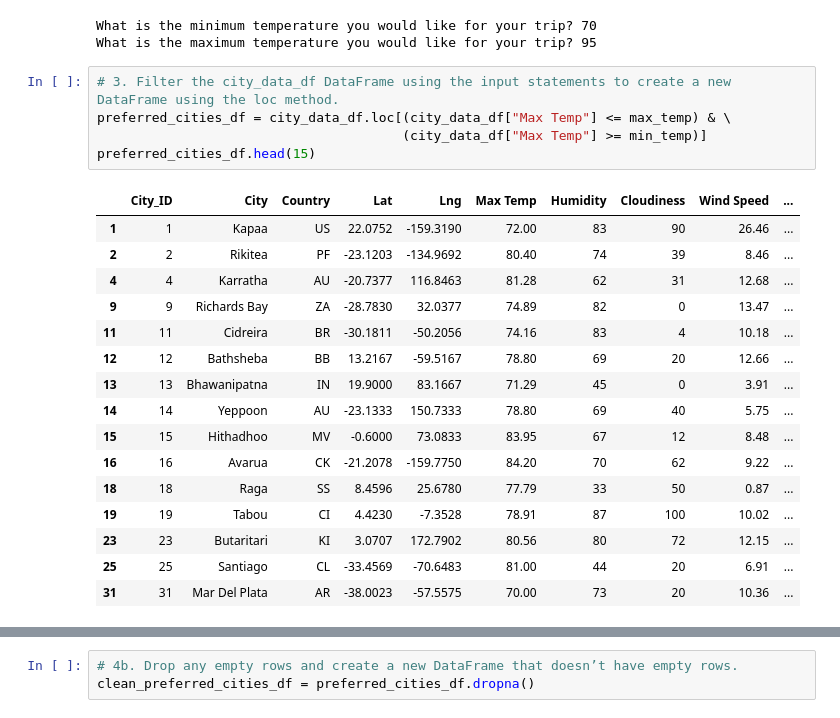
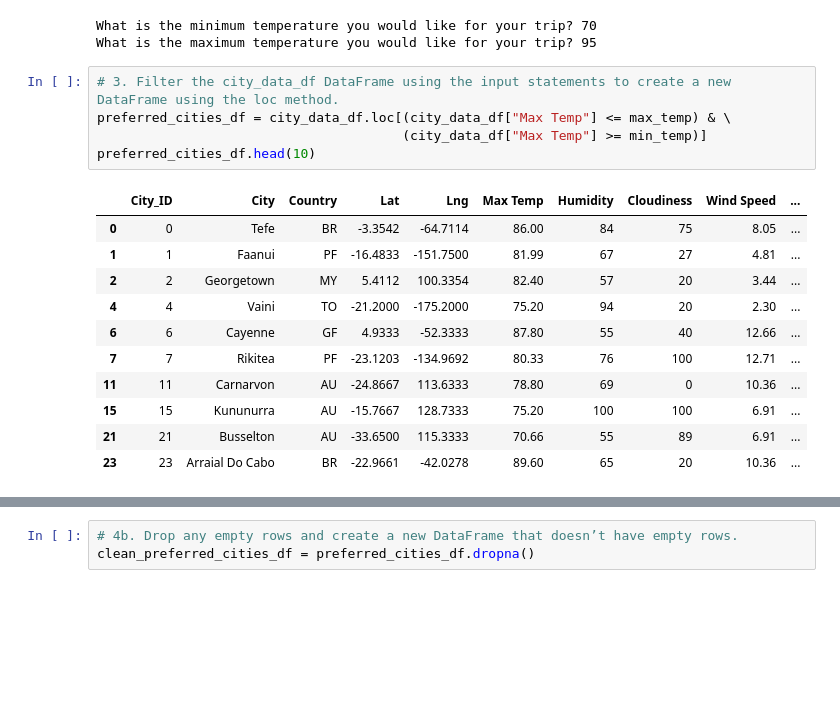
Before and after one commit to whitneyshine/World_Weather_Analysis, a Jupyter notebook: Vacation_Search/Vacation_Search.ipynb, the cells around one changed output, grey strips where cells are left out. Saved outputs shown, nothing was run; the diff lists cells and outputs as text; blank space fills up the shorter version.

```diff
--- a/Vacation_Search/Vacation_Search.ipynb
+++ b/Vacation_Search/Vacation_Search.ipynb
@@ -32,25 +32,20 @@ What is the maximum temperature you would like for your trip? 95
 # %%
 # 3. Filter the city_data_df DataFrame using the input statements to create a new DataFrame using the loc method.
 preferred_cities_df = city_data_df.loc[(city_data_df["Max Temp"] <= max_temp) & \
                                        (city_data_df["Max Temp"] >= min_temp)]
-preferred_cities_df.head(15)
+preferred_cities_df.head(10)
 # %% [output]
 |  | City_ID | City | Country | Lat | Lng | Max Temp | Humidity | Cloudiness | Wind Speed | ... |
-| 1 | 1 | Kapaa | US | 22.0752 | -159.3190 | 72.00 | 83 | 90 | 26.46 | ... |
-| 2 | 2 | Rikitea | PF | -23.1203 | -134.9692 | 80.40 | 74 | 39 | 8.46 | ... |
-| 4 | 4 | Karratha | AU | -20.7377 | 116.8463 | 81.28 | 62 | 31 | 12.68 | ... |
-| 9 | 9 | Richards Bay | ZA | -28.7830 | 32.0377 | 74.89 | 82 | 0 | 13.47 | ... |
-| 11 | 11 | Cidreira | BR | -30.1811 | -50.2056 | 74.16 | 83 | 4 | 10.18 | ... |
-| 12 | 12 | Bathsheba | BB | 13.2167 | -59.5167 | 78.80 | 69 | 20 | 12.66 | ... |
-| 13 | 13 | Bhawanipatna | IN | 19.9000 | 83.1667 | 71.29 | 45 | 0 | 3.91 | ... |
-| 14 | 14 | Yeppoon | AU | -23.1333 | 150.7333 | 78.80 | 69 | 40 | 5.75 | ... |
-| 15 | 15 | Hithadhoo | MV | -0.6000 | 73.0833 | 83.95 | 67 | 12 | 8.48 | ... |
-| 16 | 16 | Avarua | CK | -21.2078 | -159.7750 | 84.20 | 70 | 62 | 9.22 | ... |
-| 18 | 18 | Raga | SS | 8.4596 | 25.6780 | 77.79 | 33 | 50 | 0.87 | ... |
-| 19 | 19 | Tabou | CI | 4.4230 | -7.3528 | 78.91 | 87 | 100 | 10.02 | ... |
-| 23 | 23 | Butaritari | KI | 3.0707 | 172.7902 | 80.56 | 80 | 72 | 12.15 | ... |
-| 25 | 25 | Santiago | CL | -33.4569 | -70.6483 | 81.00 | 44 | 20 | 6.91 | ... |
-| 31 | 31 | Mar Del Plata | AR | -38.0023 | -57.5575 | 70.00 | 73 | 20 | 10.36 | ... |
+| 0 | 0 | Tefe | BR | -3.3542 | -64.7114 | 86.00 | 84 | 75 | 8.05 | ... |
+| 1 | 1 | Faanui | PF | -16.4833 | -151.7500 | 81.99 | 67 | 27 | 4.81 | ... |
+| 2 | 2 | Georgetown | MY | 5.4112 | 100.3354 | 82.40 | 57 | 20 | 3.44 | ... |
+| 4 | 4 | Vaini | TO | -21.2000 | -175.2000 | 75.20 | 94 | 20 | 2.30 | ... |
+| 6 | 6 | Cayenne | GF | 4.9333 | -52.3333 | 87.80 | 55 | 40 | 12.66 | ... |
+| 7 | 7 | Rikitea | PF | -23.1203 | -134.9692 | 80.33 | 76 | 100 | 12.71 | ... |
+| 11 | 11 | Carnarvon | AU | -24.8667 | 113.6333 | 78.80 | 69 | 0 | 10.36 | ... |
+| 15 | 15 | Kununurra | AU | -15.7667 | 128.7333 | 75.20 | 100 | 100 | 6.91 | ... |
+| 21 | 21 | Busselton | AU | -33.6500 | 115.3333 | 70.66 | 55 | 89 | 6.91 | ... |
+| 23 | 23 | Arraial Do Cabo | BR | -22.9661 | -42.0278 | 89.60 | 65 | 20 | 10.36 | ... |
 # %%
 # 4a. Determine if there are any empty rows.
 preferred_cities_df.count()
```
Also changed, not shown: parts of 9 cells of this notebook, 2 other files.
